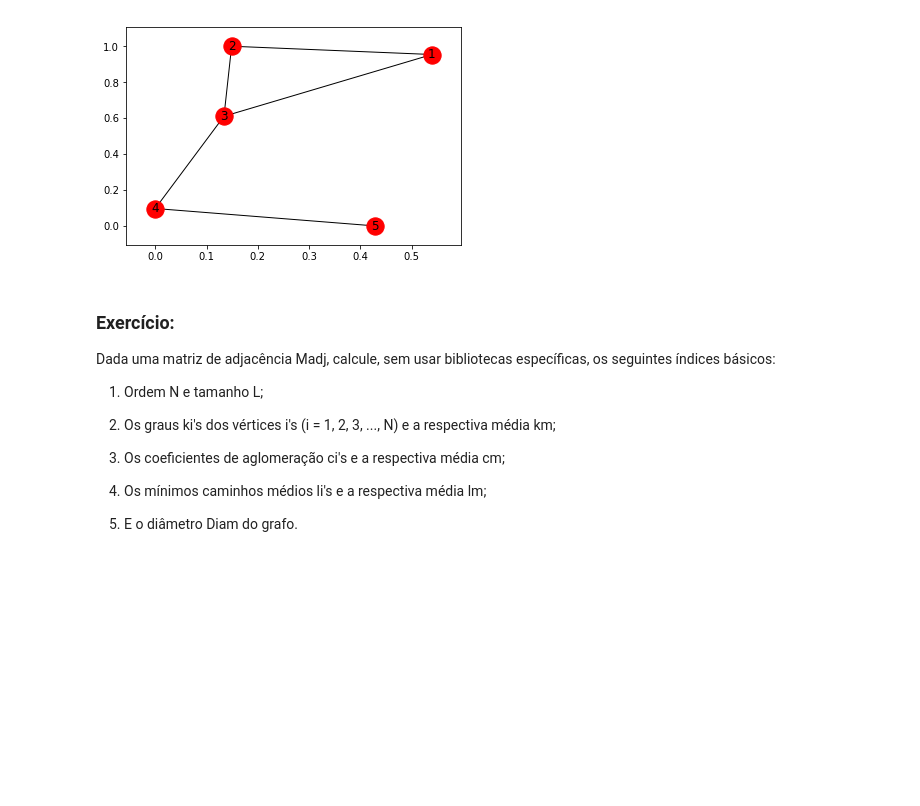
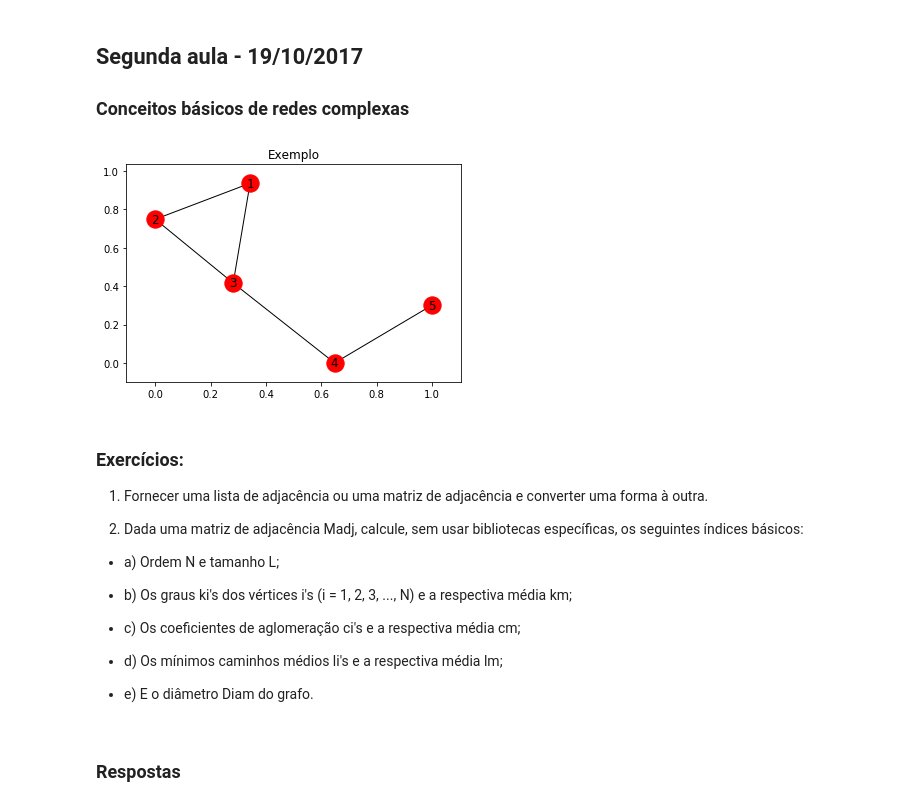
Before and after one commit to andre1cps/doctoral_thesis, a Jupyter notebook: redes_complexas_dinamica_e_aplicacoes/aula2_19_10_2017.ipynb, the cells around one changed output. Saved outputs shown, nothing was run; the diff lists cells and outputs as text; code cells hidden in the pictures; blank space fills up the shorter version.

Commit message:
Segunda aula

```diff
--- a/redes_complexas_dinamica_e_aplicacoes/aula2_19_10_2017.ipynb
+++ b/redes_complexas_dinamica_e_aplicacoes/aula2_19_10_2017.ipynb
@@ -1,3 +1,7 @@
+# %% [markdown]
+## Segunda aula - 19/10/2017
+
+### Conceitos básicos de redes complexas
 # %%
 # Importa os pacotes necessários.
 import networkx as nx
@@ -10,36 +14,36 @@ warnings.filterwarnings('ignore')
 
 %matplotlib inline
 # %%
-# Cria o objeto grafo.
+# Cria o objeto para o grafo exemplo.
 g = nx.Graph()
 
-# Lista de adjacência.
-Ladj = [(1, 2), (1, 3), (2, 3), (3, 4), (4, 5)]
+# Adiciona as arestas.
+g.add_edges_from([(1, 2), (1, 3), (2, 3), (3, 4), (4, 5)])
 
-# Adiciona as arestas.
-g.add_edges_from(Ladj)
+# Desenha o grafo exemplo.
+nx.draw_networkx(g)
+plt.title("Exemplo");
+# %% [output]
+[figure, added]
-# %%
-# Desenha o grafo
-nx.draw_networkx(g)
-# %% [output]
-[figure, removed]
 # %% [markdown]
-### Exercício:
+### Exercícios:
 
-Dada uma matriz de adjacência Madj, calcule, sem usar bibliotecas específicas, os seguintes índices básicos:
+1) Fornecer uma lista de adjacência ou uma matriz de adjacência e converter uma forma à outra.
+
+2) Dada uma matriz de adjacência Madj, calcule, sem usar bibliotecas específicas, os seguintes índices básicos:
 
 
- 1) Ordem N e tamanho L;
+ - a) Ordem N e tamanho L;
 
 
- 2) Os graus ki's dos vértices i's (i = 1, 2, 3, ..., N) e a respectiva média km;
+ - b) Os graus ki's dos vértices i's (i = 1, 2, 3, ..., N) e a respectiva média km;
 
 
- 3) Os coeficientes de aglomeração ci's e a respectiva média cm;
+ - c) Os coeficientes de aglomeração ci's e a respectiva média cm;
 
 
- 4) Os mínimos caminhos médios li's e a respectiva média lm;
+ - d) Os mínimos caminhos médios li's e a respectiva média lm;
 
 
- 5) E o diâmetro Diam do grafo.
+ - e) E o diâmetro Diam do grafo.
 # %%
@@ -69,0 +59,2 @@ def Eis(Madj):
+# %% [markdown]
+### Respostas
```
Also changed, not shown: parts of 16 cells of this notebook.
